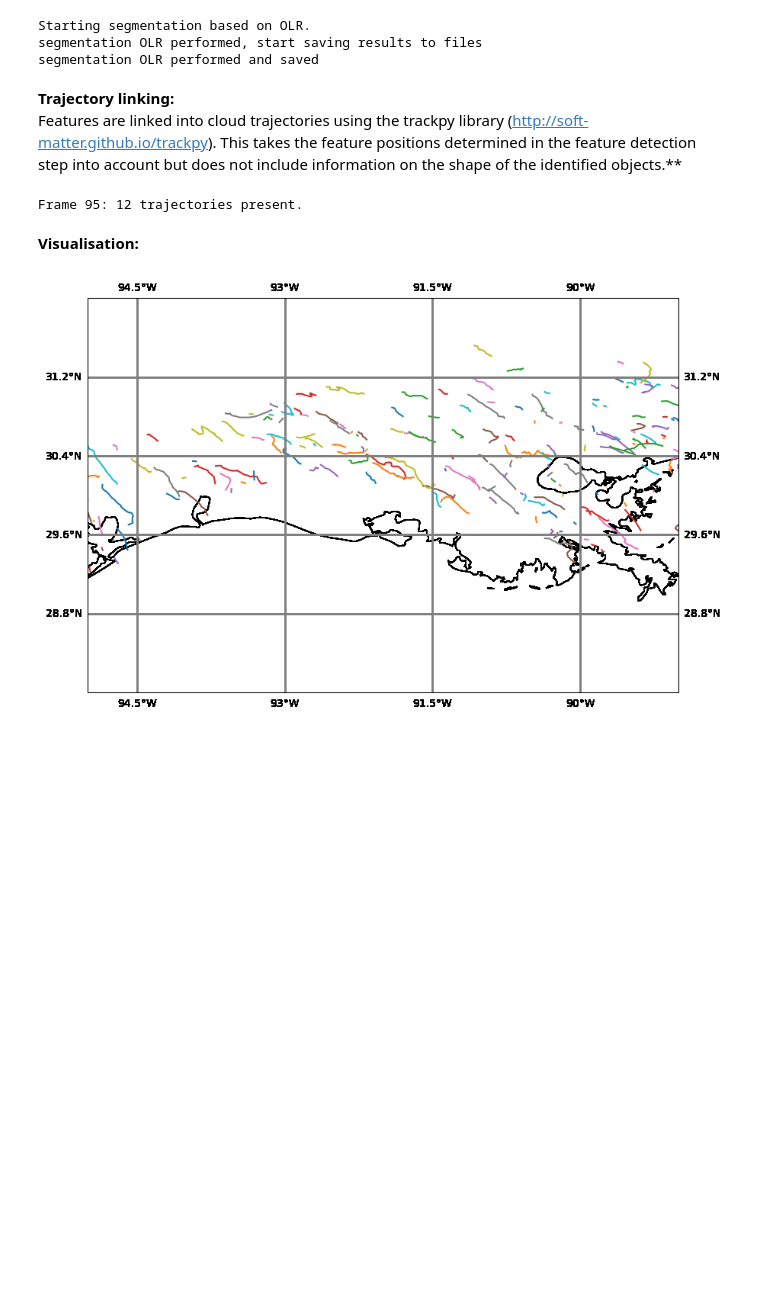
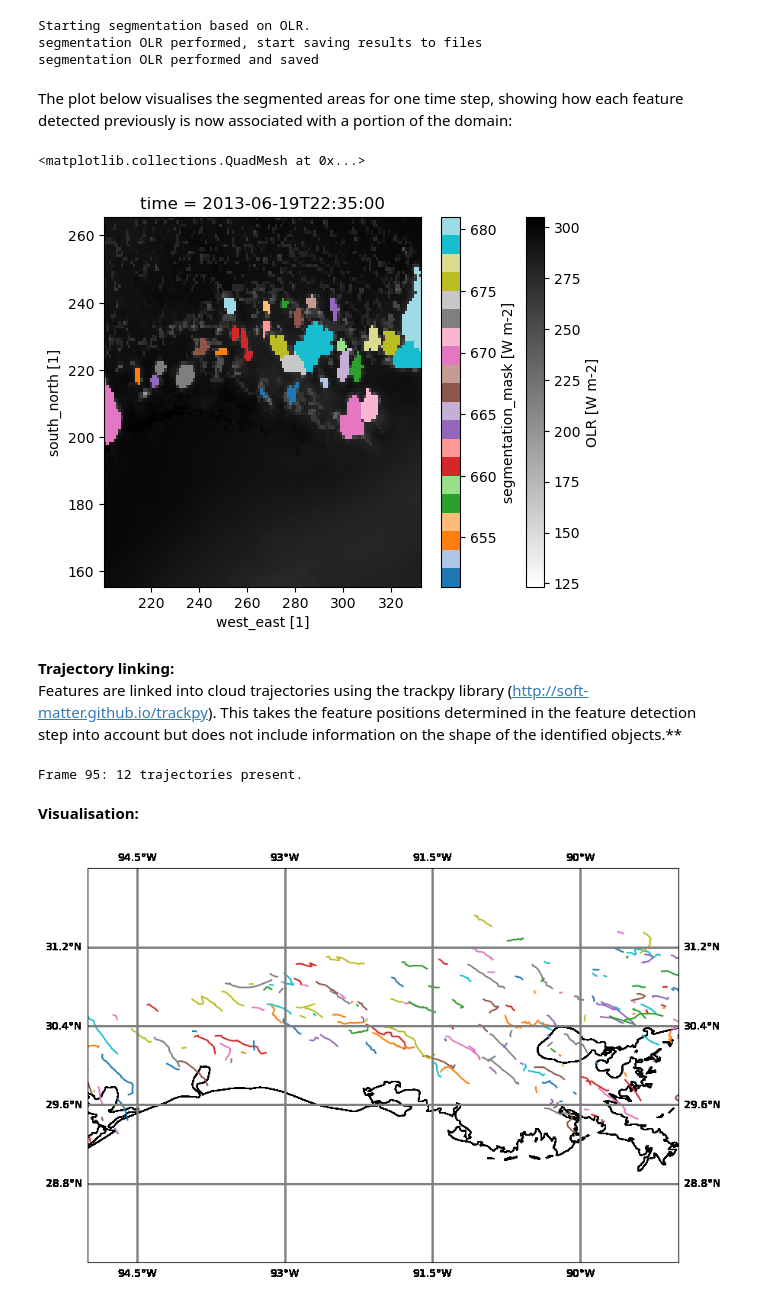
Before and after one commit to tobac-project/tobac, a Jupyter notebook: examples/Example_OLR_Tracking_model/Example_OLR_Tracking_model.ipynb, the cells around one changed output. Cells and saved outputs as stored; diff of their text form; code cells hidden in the pictures; blank space fills up the shorter version.

```diff
--- a/examples/Example_OLR_Tracking_model/Example_OLR_Tracking_model.ipynb
+++ b/examples/Example_OLR_Tracking_model/Example_OLR_Tracking_model.ipynb
@@ -108,6 +168,14 @@ print('segmentation OLR performed and saved')
 Starting segmentation based on OLR.
 segmentation OLR performed, start saving results to files
 segmentation OLR performed and saved
+# %% [markdown]
+The plot below visualises the segmented areas for one time step, showing how each feature detected previously is now associated with a portion of the domain:
+# %%
+OLR[frame].plot(cmap="binary")
+Mask_OLR[frame].where(Mask_OLR[frame]>0).plot(cmap="tab20")
+# %% [output]
+<matplotlib.collections.QuadMesh at 0x...>
+[figure, added]
 # %% [markdown]
 **Trajectory linking:**
 Features are linked into cloud trajectories using the trackpy library (http://soft-matter.github.io/trackpy). This takes the feature positions determined in the feature detection step into account but does not include information on the shape of the identified objects.**
```
Also changed, not shown: parts of 24 cells of this notebook, 1 other file.
